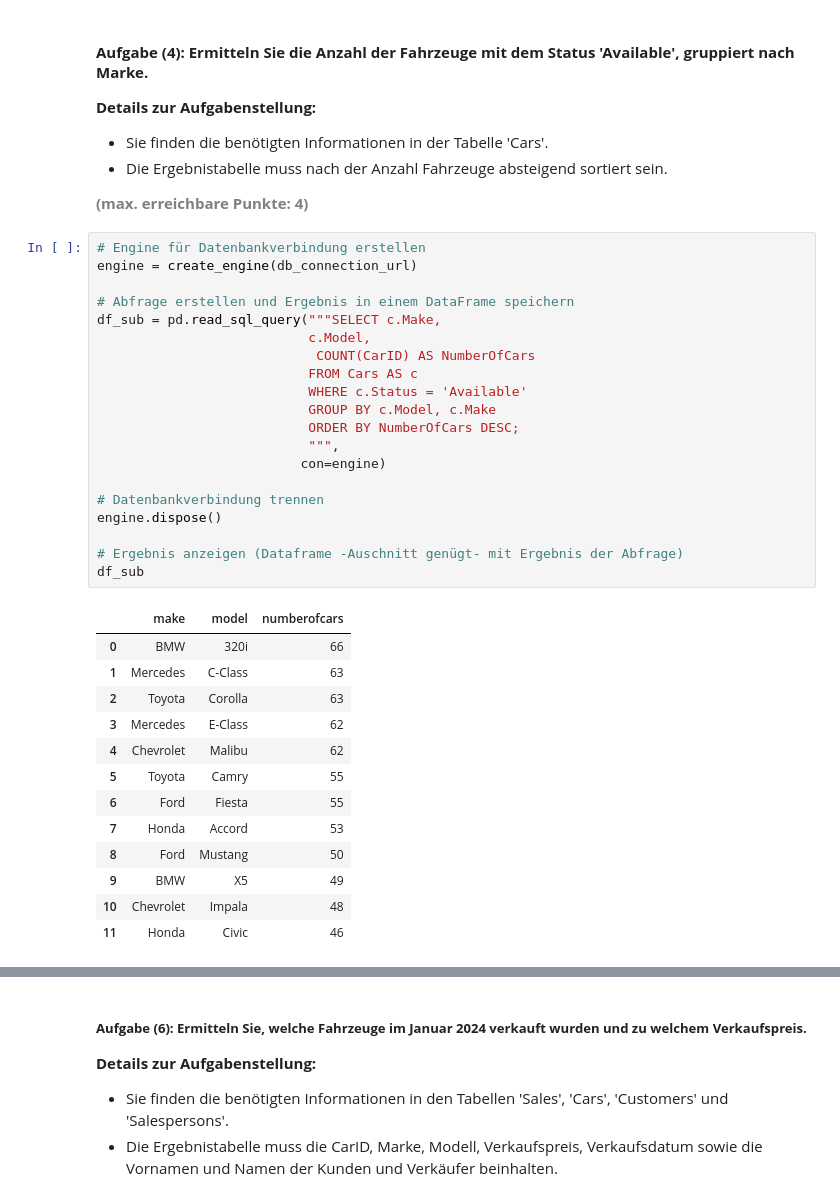
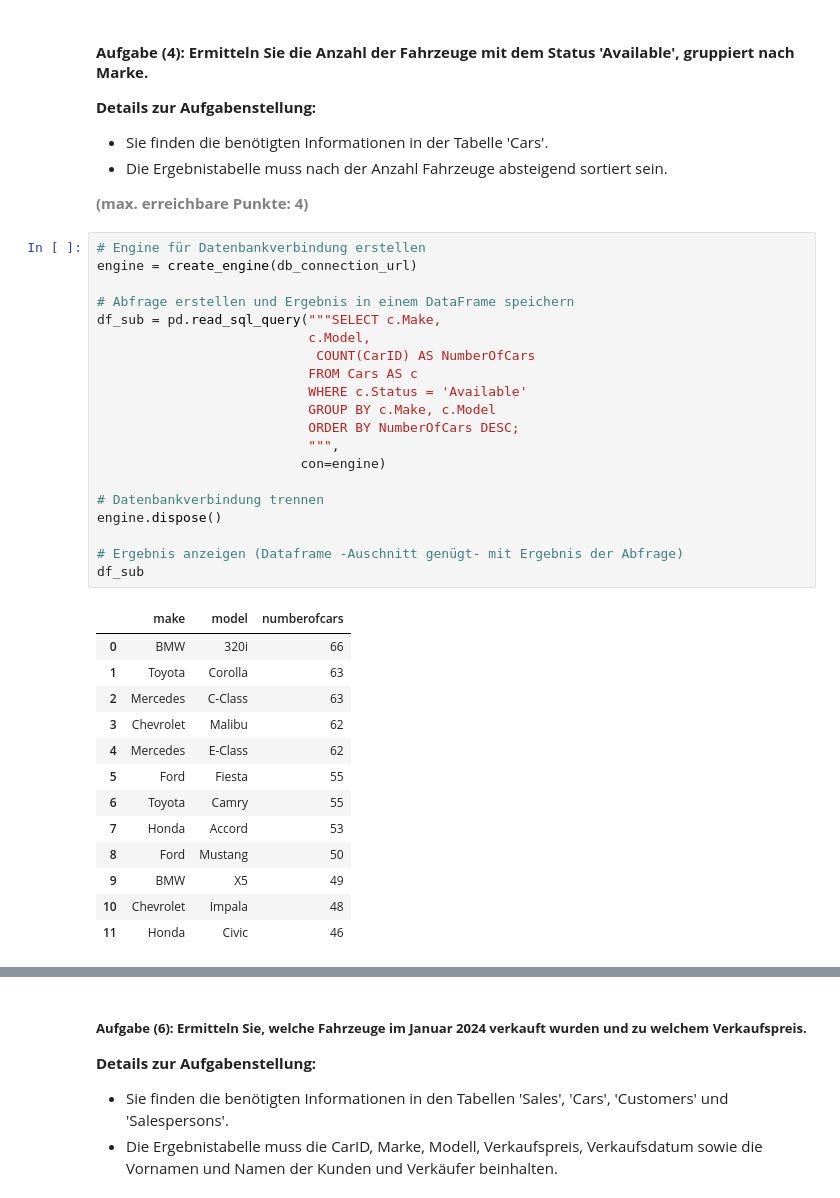
Before and after one commit to blobb3/python_postgresql_pgadmin, a Jupyter notebook: AP01_Mgmt_Nutzung_Relationale_Daten.ipynb, the cells around one changed output, grey strips where cells are left out. Cells and saved outputs as stored; diff of their text form.

```diff
--- a/AP01_Mgmt_Nutzung_Relationale_Daten.ipynb
+++ b/AP01_Mgmt_Nutzung_Relationale_Daten.ipynb
@@ -319,32 +321,32 @@ df_sub
 # %%
 # Engine für Datenbankverbindung erstellen
 engine = create_engine(db_connection_url)
 
 # Abfrage erstellen und Ergebnis in einem DataFrame speichern
 df_sub = pd.read_sql_query("""SELECT c.Make,
                            c.Model,
                             COUNT(CarID) AS NumberOfCars
                            FROM Cars AS c
                            WHERE c.Status = 'Available'
-                           GROUP BY c.Model, c.Make
+                           GROUP BY c.Make, c.Model
                            ORDER BY NumberOfCars DESC;
                            """,
                           con=engine)
 
 # Datenbankverbindung trennen
 engine.dispose()
 
 # Ergebnis anzeigen (Dataframe -Auschnitt genügt- mit Ergebnis der Abfrage)
 df_sub
 # %% [output]
 |  | make | model | numberofcars |
 | 0 | BMW | 320i | 66 |
-| 1 | Mercedes | C-Class | 63 |
-| 2 | Toyota | Corolla | 63 |
-| 3 | Mercedes | E-Class | 62 |
-| 4 | Chevrolet | Malibu | 62 |
-| 5 | Toyota | Camry | 55 |
-| 6 | Ford | Fiesta | 55 |
+| 1 | Toyota | Corolla | 63 |
+| 2 | Mercedes | C-Class | 63 |
+| 3 | Chevrolet | Malibu | 62 |
+| 4 | Mercedes | E-Class | 62 |
+| 5 | Ford | Fiesta | 55 |
+| 6 | Toyota | Camry | 55 |
 | 7 | Honda | Accord | 53 |
 | 8 | Ford | Mustang | 50 |
 | 9 | BMW | X5 | 49 |
```
Also changed, not shown: parts of 9 cells of this notebook, 2 other files.
